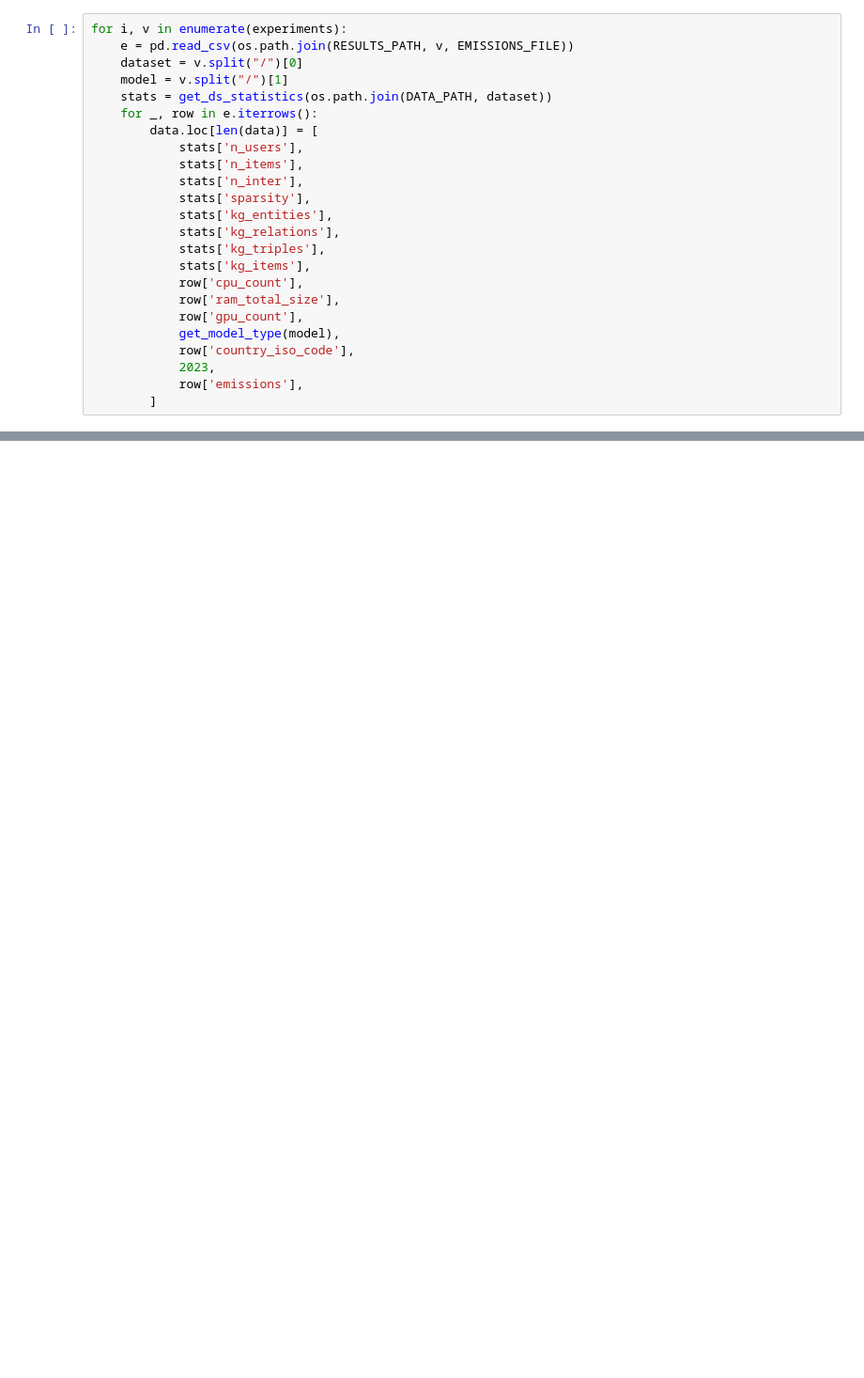
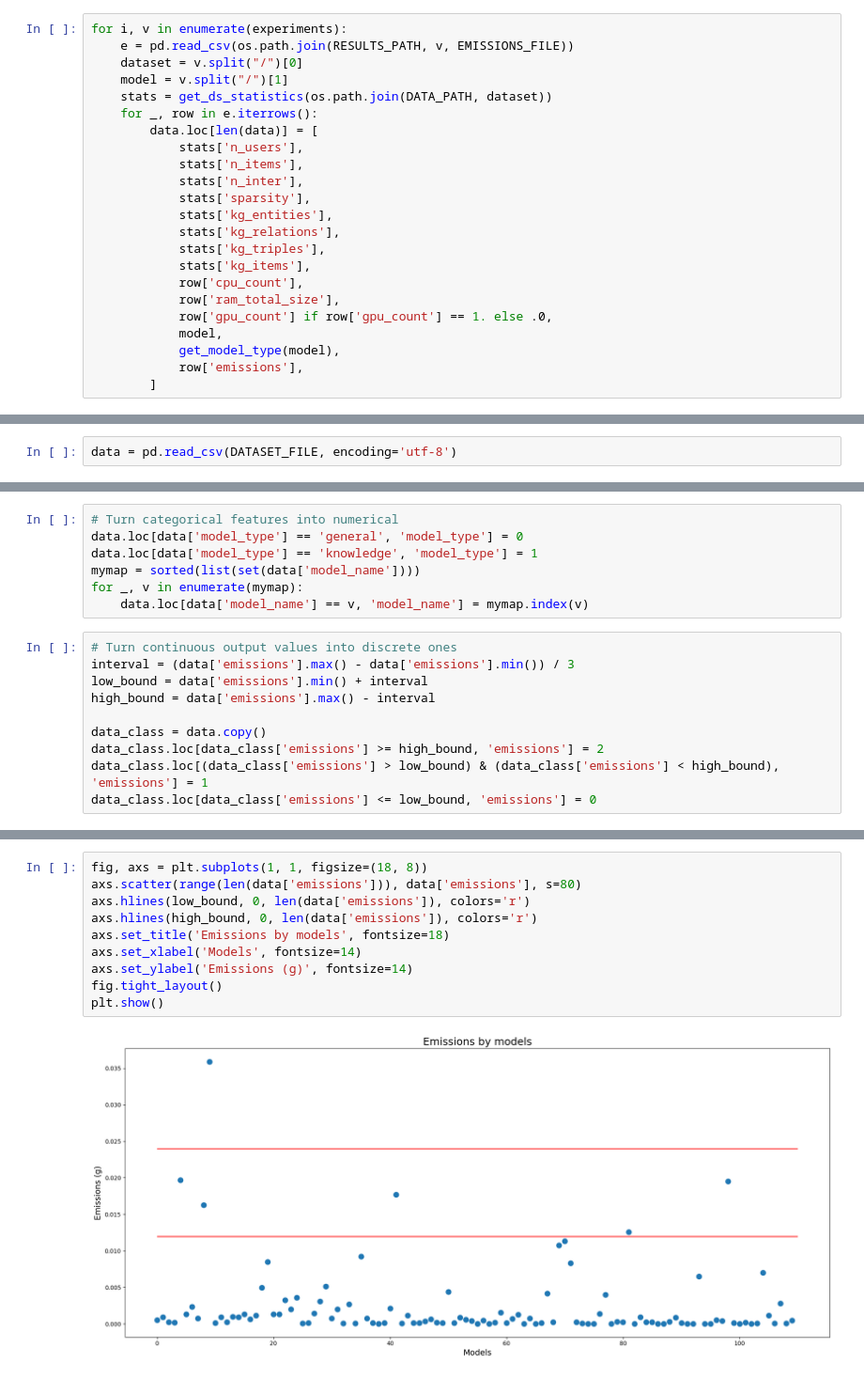
Before and after one commit to Fonty02/Tesi, a Jupyter notebook: notebooks/model-building.ipynb, the cells around one changed output, grey strips where cells are left out. Shown at 94% size. Saved outputs shown, nothing was run; the diff lists cells and outputs as text; blank space fills up the shorter version.

```diff
--- a/notebooks/model-building.ipynb
+++ b/notebooks/model-building.ipynb
@@ -71,10 +80,9 @@ for i, v in enumerate(experiments):
 			stats['kg_items'],
 			row['cpu_count'],
 			row['ram_total_size'],
-			row['gpu_count'],
+			row['gpu_count'] if row['gpu_count'] == 1. else .0,
+			model,
 			get_model_type(model),
-			row['country_iso_code'],
-			2023,
 			row['emissions'],
 		]
 # %%
@@ -88,0 +123,2 @@ data.sample(n=5)
+# %%
+data = pd.read_csv(DATASET_FILE, encoding='utf-8')
@@ -88,0 +144,17 @@ data.sample(n=5)
+# %%
+# Turn categorical features into numerical
+data.loc[data['model_type'] == 'general', 'model_type'] = 0
+data.loc[data['model_type'] == 'knowledge', 'model_type'] = 1
+mymap = sorted(list(set(data['model_name'])))
+for _, v in enumerate(mymap):
+	data.loc[data['model_name'] == v, 'model_name'] = mymap.index(v)
+# %%
+# Turn continuous output values into discrete ones
+interval = (data['emissions'].max() - data['emissions'].min()) / 3
+low_bound = data['emissions'].min() + interval
+high_bound = data['emissions'].max() - interval
+
+data_class = data.copy()
+data_class.loc[data_class['emissions'] >= high_bound, 'emissions'] = 2
+data_class.loc[(data_class['emissions'] > low_bound) & (data_class['emissions'] < high_bound), 'emissions'] = 1
+data_class.loc[data_class['emissions'] <= low_bound, 'emissions'] = 0
@@ -88,0 +169,12 @@ data.sample(n=5)
+# %%
+fig, axs = plt.subplots(1, 1, figsize=(18, 8))
+axs.scatter(range(len(data['emissions'])), data['emissions'], s=80)
+axs.hlines(low_bound, 0, len(data['emissions']), colors='r')
+axs.hlines(high_bound, 0, len(data['emissions']), colors='r')
+axs.set_title('Emissions by models', fontsize=18)
+axs.set_xlabel('Models', fontsize=14)
+axs.set_ylabel('Emissions (g)', fontsize=14)
+fig.tight_layout()
+plt.show()
+# %% [output]
+[figure, added]
```
Also changed, not shown: parts of 16 cells of this notebook, 6 other files.
